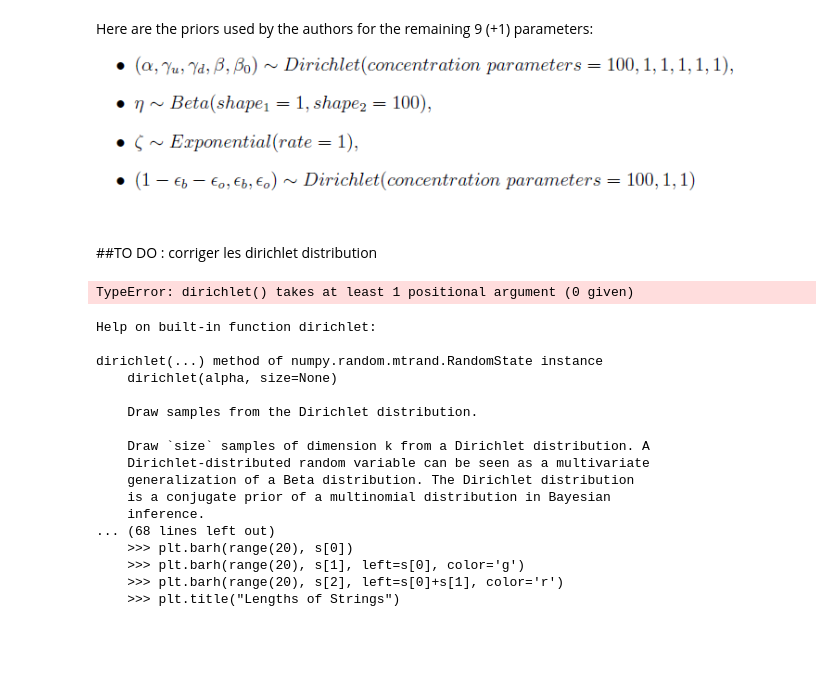
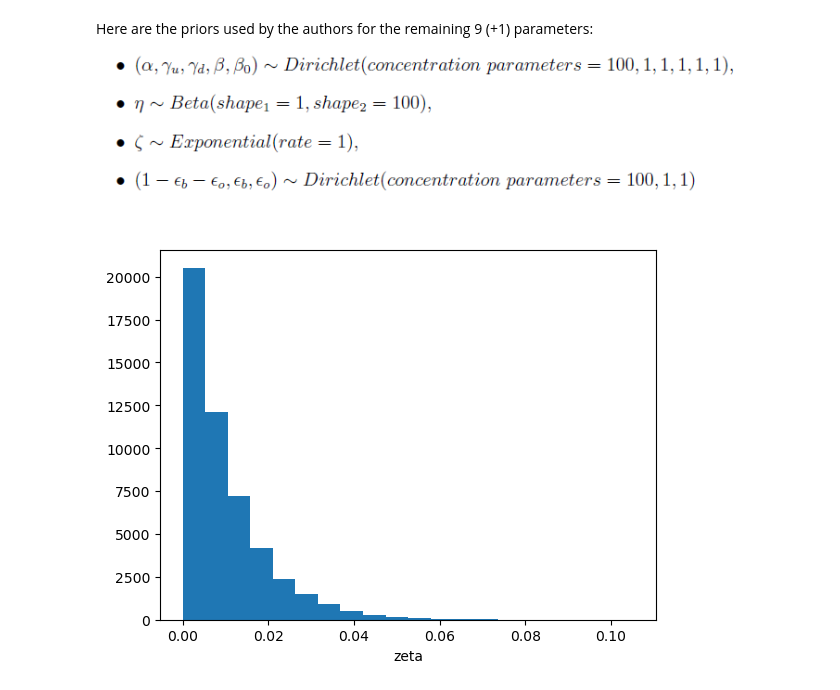
Before and after one commit to TheoAlegretti/HMMC-project, a Jupyter notebook: MAIN.ipynb, the cells around one changed output. Cells and saved outputs as stored; diff of their text form; code cells hidden in the pictures; blank space fills up the shorter version.

```diff
--- a/MAIN.ipynb
+++ b/MAIN.ipynb
@@ -500,48 +514,23 @@ The paper states the following:
 # %% [markdown]
 Here are the priors used by the authors for the remaining 9 (+1) parameters:
 ![image.png](attachment:image.png)
-# %% [markdown]
-##TO DO : corriger les dirichlet distribution
-# %%
-import warnings; warnings.simplefilter('ignore')  # hide warnings
-
-from matplotlib import pyplot as plt
-import numpy as np
-
-from particles import distributions as dists
-
-prior_dict = {'alpha': np.random.dirichlet(scale = 1, size = 100),
-              'gamma_mu': np.random.dirichlet(scale = 1, size = 100),
-              'gamma_d': np.random.dirichlet(scale = 1, size = 100),
-              'beta': np.random.dirichlet(scale = 1, size = 100),
-              'beta_0':np.random.dirichlet(scale = 1, size = 100),
-              'eta': dists.Beta(scale = 1,size=100),
-              'zeta':rng.exponntial(scale = 1 , size = 1),
-              'epsilon_0':np.random.dirichlet(scale = 1, size = 100),
-              'epsilon_b':dists.Gamma(),
-              'epsilon_1':dists.Gamma()}
-my_prior = dists.StructDist(prior_dict)
-# %% [output]
-TypeError: dirichlet() takes at least 1 positional argument (0 given)
-# %%
-import random
-import numpy
-help(numpy.random.dirichlet)
-# %% [output]
-Help on built-in function dirichlet:
-
-dirichlet(...) method of numpy.random.mtrand.RandomState instance
-    dirichlet(alpha, size=None)
-
-    Draw samples from the Dirichlet distribution.
-
-    Draw `size` samples of dimension k from a Dirichlet distribution. A
-    Dirichlet-distributed random variable can be seen as a multivariate
-    generalization of a Beta distribution. The Dirichlet distribution
-    is a conjugate prior of a multinomial distribution in Bayesian
-    inference.
-... (68 lines left out)
-    >>> plt.barh(range(20), s[0])
-    >>> plt.barh(range(20), s[1], left=s[0], color='g')
-    >>> plt.barh(range(20), s[2], left=s[0]+s[1], color='r')
-    >>> plt.title("Lengths of Strings")
+# %%
+"""
+'alpha': 0.97
+'gamma_u': 0.011
+'gamma_d': 0.013
+'beta': 8e-4
+'beta_0':6e-4
+'epsilon_0':2e-6
+"""
+
+# Priors
+prior_dict = {'eta': dists.Beta(1.,100.),
+              'zeta': dists.Gamma(1,1)}
+my_prior = dists.StructDist(prior_dict)
+
+another_theta = my_prior.rvs(size=50000)
+plt.hist(another_theta['eta'], 20)
+plt.xlabel('zeta');
+# %% [output]
+[figure, added]
```
Also changed, not shown: parts of 35 cells of this notebook.
